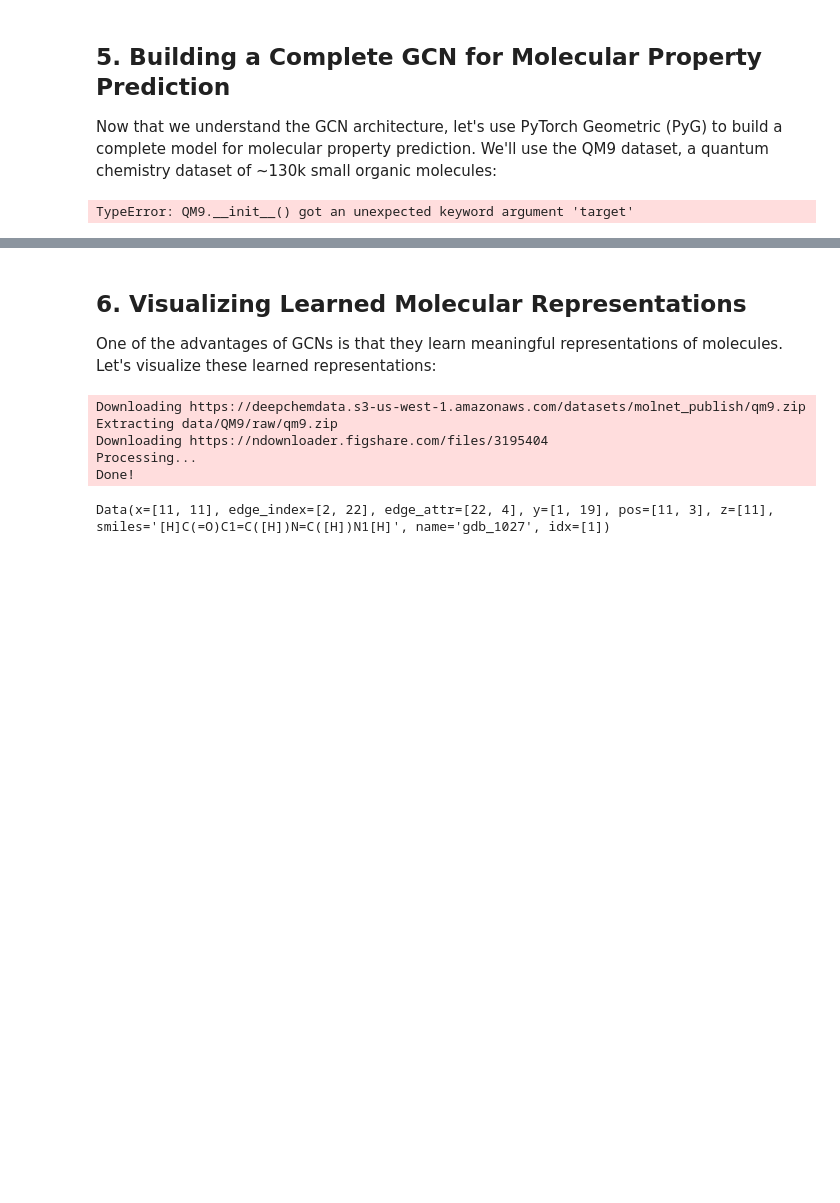
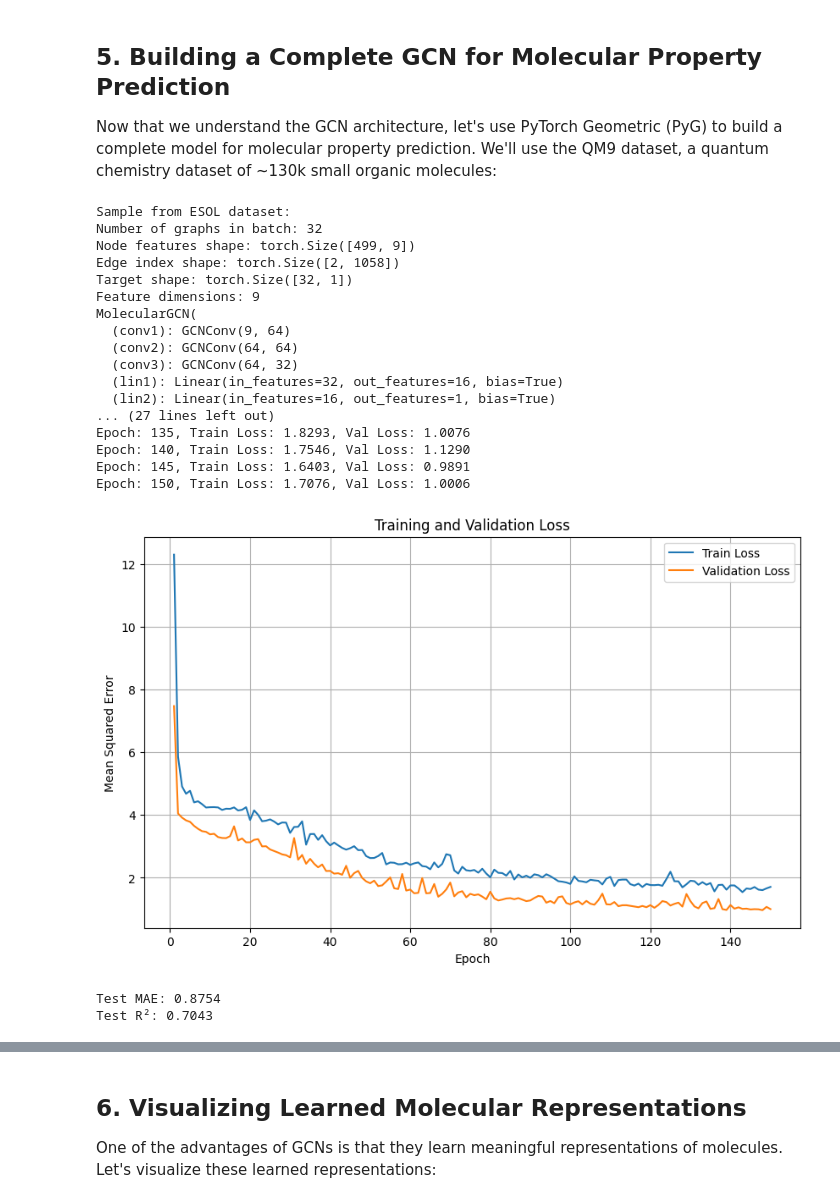
Before and after one commit to HFooladi/GNNs-For-Chemists, a Jupyter notebook: notebooks/03_GNN_molecular_activity_predictor.ipynb, the cells around one changed output, grey strips where cells are left out. Cells and saved outputs as stored; diff of their text form; code cells hidden in the pictures; blank space fills up the shorter version.

```diff
--- a/notebooks/03_GNN_molecular_activity_predictor.ipynb
+++ b/notebooks/03_GNN_molecular_activity_predictor.ipynb
@@ -679,8 +679,8 @@ plt.show()
 Now that we understand the GCN architecture, let's use PyTorch Geometric (PyG) to build a complete model for molecular property prediction. We'll use the QM9 dataset, a quantum chemistry dataset of ~130k small organic molecules:
 # %%
 import torch
-from torch_geometric.data import DataLoader
-from torch_geometric.datasets import QM9
+from torch_geometric.loader import DataLoader
+from torch_geometric.datasets import MoleculeNet
 from torch_geometric.nn import GCNConv, global_mean_pool, global_add_pool
 import torch.optim as optim
 from sklearn.model_selection import train_test_split
@@ -693,10 +693,8 @@ import seaborn as sns
 # Set random seed for reproducibility
 torch.manual_seed(42)
 
-# Download and process the QM9 dataset
-# Target 0 corresponds to rotational constant A
-# We'll use a subset of the data to save time
-dataset = QM9(root="data/QM9", target=0)
+# Download and process the ESOL dataset
+dataset = MoleculeNet(root="data/", name="ESOL")
 
 # Split the dataset
 train_dataset, test_dataset = train_test_split(dataset, test_size=0.2, random_state=42)
@@ -711,7 +709,7 @@ test_loader = DataLoader(test_dataset, batch_size=32, shuffle=False)
 
 # Check a sample from the dataset
 sample = next(iter(train_loader))
-print("Sample from QM9 dataset:")
+print("Sample from ESOL dataset:")
 print(f"Number of graphs in batch: {sample.num_graphs}")
 print(f"Node features shape: {sample.x.shape}")
 print(f"Edge index shape: {sample.edge_index.shape}")
@@ -774,7 +772,7 @@ def train():
     total_loss = 0
     for data in train_loader:
         optimizer.zero_grad()
-        out = model(data.x, data.edge_index, data.batch)
+        out = model(data.x.float(), data.edge_index, data.batch)
         loss = criterion(out, data.y)
         loss.backward()
         optimizer.step()
@@ -788,7 +786,7 @@ def validate():
     total_loss = 0
     with torch.no_grad():
         for data in val_loader:
-            out = model(data.x, data.edge_index, data.batch)
+            out = model(data.x.float(), data.edge_index, data.batch)
             loss = criterion(out, data.y)
             total_loss += loss.item() * data.num_graphs
     return total_loss / len(val_loader.dataset)
@@ -797,7 +795,7 @@ def validate():
 # Training loop
 train_losses = []
 val_losses = []
-epochs = 50
+epochs = 150
 
 for epoch in range(1, epochs + 1):
     train_loss = train()
@@ -827,7 +825,7 @@ y_pred = []
 
 with torch.no_grad():
     for data in test_loader:
-        out = model(data.x, data.edge_index, data.batch)
+        out = model(data.x.float(), data.edge_index, data.batch)
         y_true.extend(data.y.view(-1).tolist())
         y_pred.extend(out.view(-1).tolist())
 
@@ -841,31 +839,50 @@ print(f"Test R²: {r2:.4f}")
 # Visualize predictions vs actual values
 plt.figure(figsize=(10, 6))
 plt.scatter(y_true, y_pred, alpha=0.5)
 plt.plot([min(y_true), max(y_true)], [min(y_true), max(y_true)], "r--")
 plt.xlabel("True Values")
 plt.ylabel("Predicted Values")
 plt.title("Predicted vs True Values")
 plt.grid(True)
 plt.show()
 
 # Create a residual plot
 residuals = np.array(y_true) - np.array(y_pred)
 plt.figure(figsize=(10, 6))
 plt.scatter(y_pred, residuals, alpha=0.5)
 plt.axhline(y=0, color="r", linestyle="--")
 plt.xlabel("Predicted Values")
 plt.ylabel("Residuals")
 plt.title("Residual Plot")
 plt.grid(True)
 plt.show()
 
 # Histogram of residuals
 plt.figure(figsize=(10, 6))
 plt.hist(residuals, bins=30, alpha=0.7, color="skyblue")
 plt.xlabel("Residual Value")
 plt.ylabel("Count")
 plt.title("Histogram of Residuals")
 plt.grid(True)
 plt.show()
 # %% [output]
-TypeError: QM9.__init__() got an unexpected keyword argument 'target'
+Sample from ESOL dataset:
+Number of graphs in batch: 32
+Node features shape: torch.Size([499, 9])
+Edge index shape: torch.Size([2, 1058])
+Target shape: torch.Size([32, 1])
+Feature dimensions: 9
+MolecularGCN(
+  (conv1): GCNConv(9, 64)
+  (conv2): GCNConv(64, 64)
+  (conv3): GCNConv(64, 32)
+  (lin1): Linear(in_features=32, out_features=16, bias=True)
+  (lin2): Linear(in_features=16, out_features=1, bias=True)
+... (27 lines left out)
+Epoch: 135, Train Loss: 1.8293, Val Loss: 1.0076
+Epoch: 140, Train Loss: 1.7546, Val Loss: 1.1290
+Epoch: 145, Train Loss: 1.6403, Val Loss: 0.9891
+Epoch: 150, Train Loss: 1.7076, Val Loss: 1.0006
+[figure, added]
+Test MAE: 0.8754
+Test R²: 0.7043
@@ -873,15 +893,3 @@ TypeError: QM9.__init__() got an unexpected keyword argument 'target'
 ## 6. Visualizing Learned Molecular Representations
 
 One of the advantages of GCNs is that they learn meaningful representations of molecules. Let's visualize these learned representations:
-# %%
-dataset = QM9(root="data/QM9")
-# %% [output]
-Downloading https://deepchemdata.s3-us-west-1.amazonaws.com/datasets/molnet_publish/qm9.zip
-Extracting data/QM9/raw/qm9.zip
-Downloading https://ndownloader.figshare.com/files/3195404
-Processing...
-Done!
-# %%
-dataset[1000]
-# %% [output]
-Data(x=[11, 11], edge_index=[2, 22], edge_attr=[22, 4], y=[1, 19], pos=[11, 3], z=[11], smiles='[H]C(=O)C1=C([H])N=C([H])N1[H]', name='gdb_1027', idx=[1])
```
Also changed, not shown: parts of 5 cells of this notebook.
